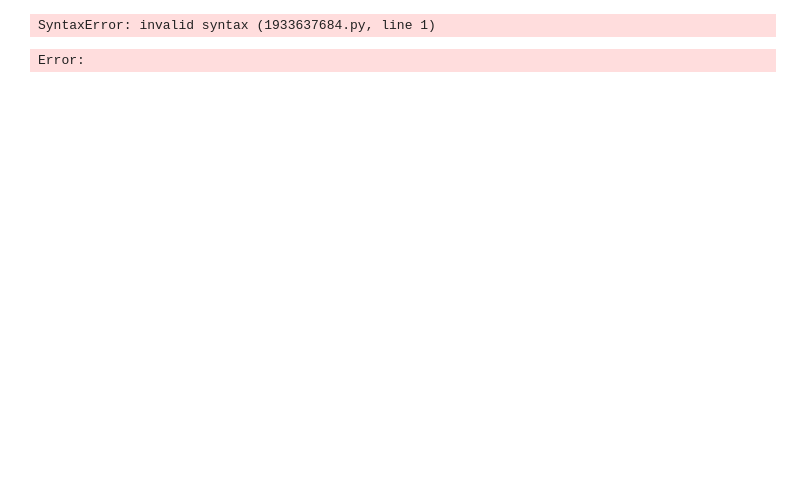
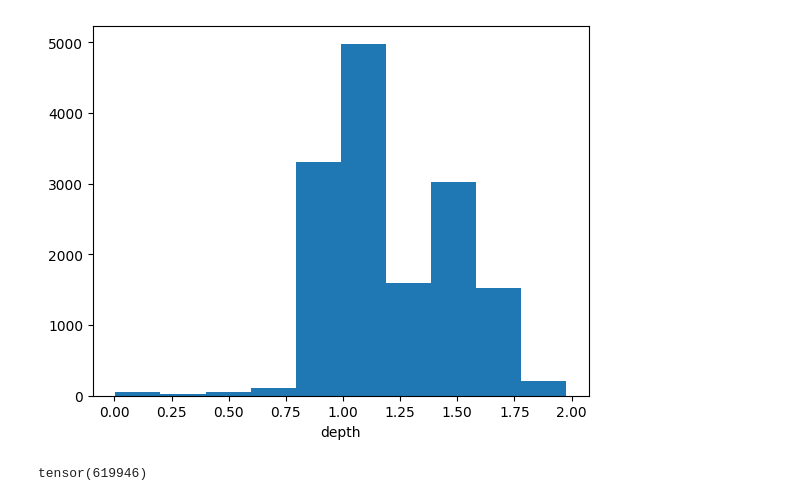
Before and after one commit to mattiadurso/EPO, a Jupyter notebook: visual_edges.ipynb, the cells around one changed output. Saved outputs shown, nothing was run; the diff lists cells and outputs as text; code cells hidden in the pictures; blank space fills up the shorter version.

```diff
--- a/visual_edges.ipynb
+++ b/visual_edges.ipynb
@@ -78,5 +108,13 @@ plot_imgs([
-# %%
-.
-# %% [output]
-SyntaxError: invalid syntax (1933637684.py, line 1)
-Error:
+# %%
+import matplotlib.pyplot as plt
+plt.hist(masked_depth[masked_depth!=0].squeeze())
+plt.xlabel("depth")
+#plt.ylabel("pixels")
+plt.show()
+# %% [output]
+[figure, added]
+# %%
+zero_count = (masked_depth == 0).sum()
+print(zero_count)
+# %% [output]
+tensor(619946)
```
Also changed, not shown: parts of 9 cells of this notebook, 30 other files.
